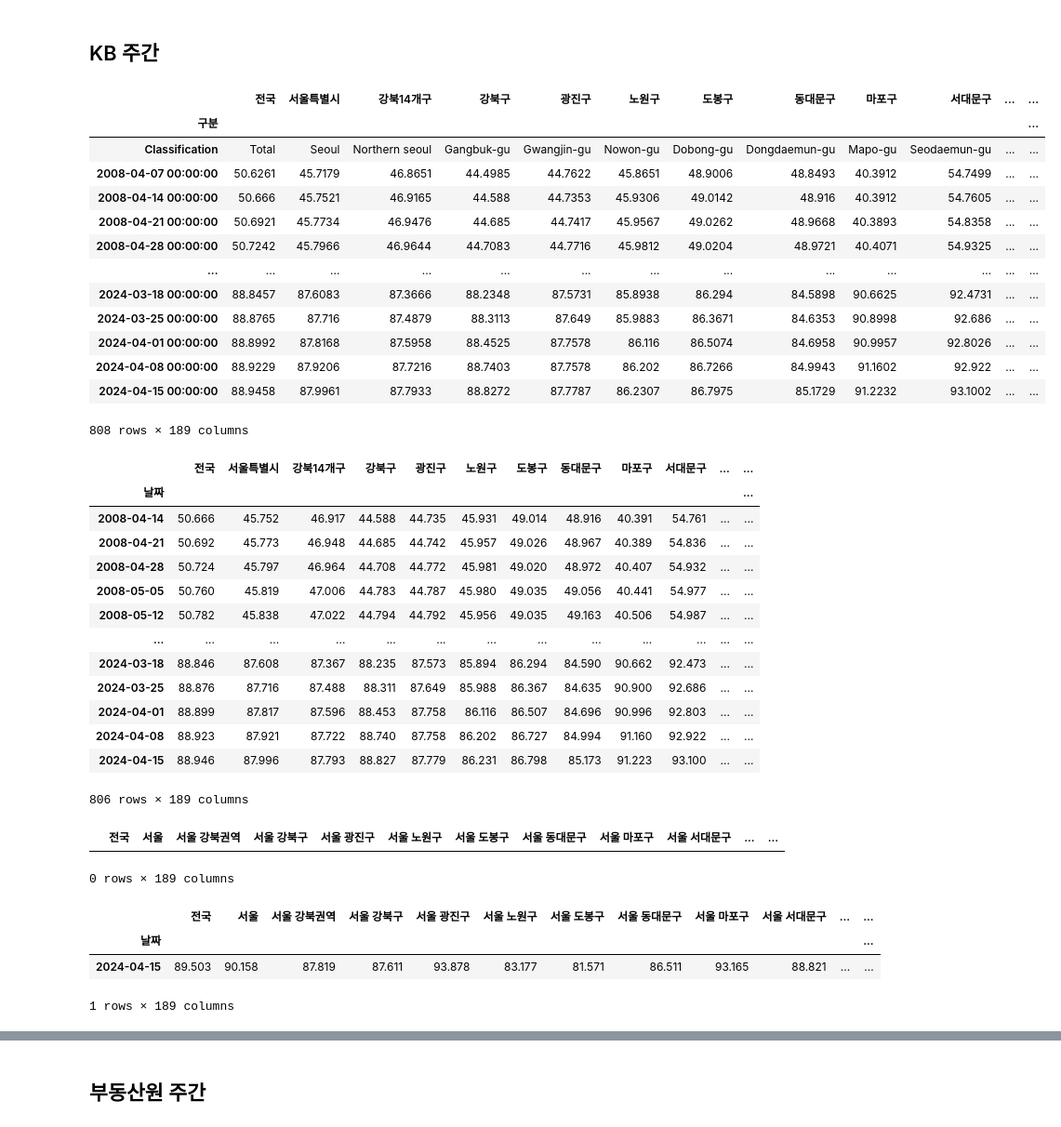
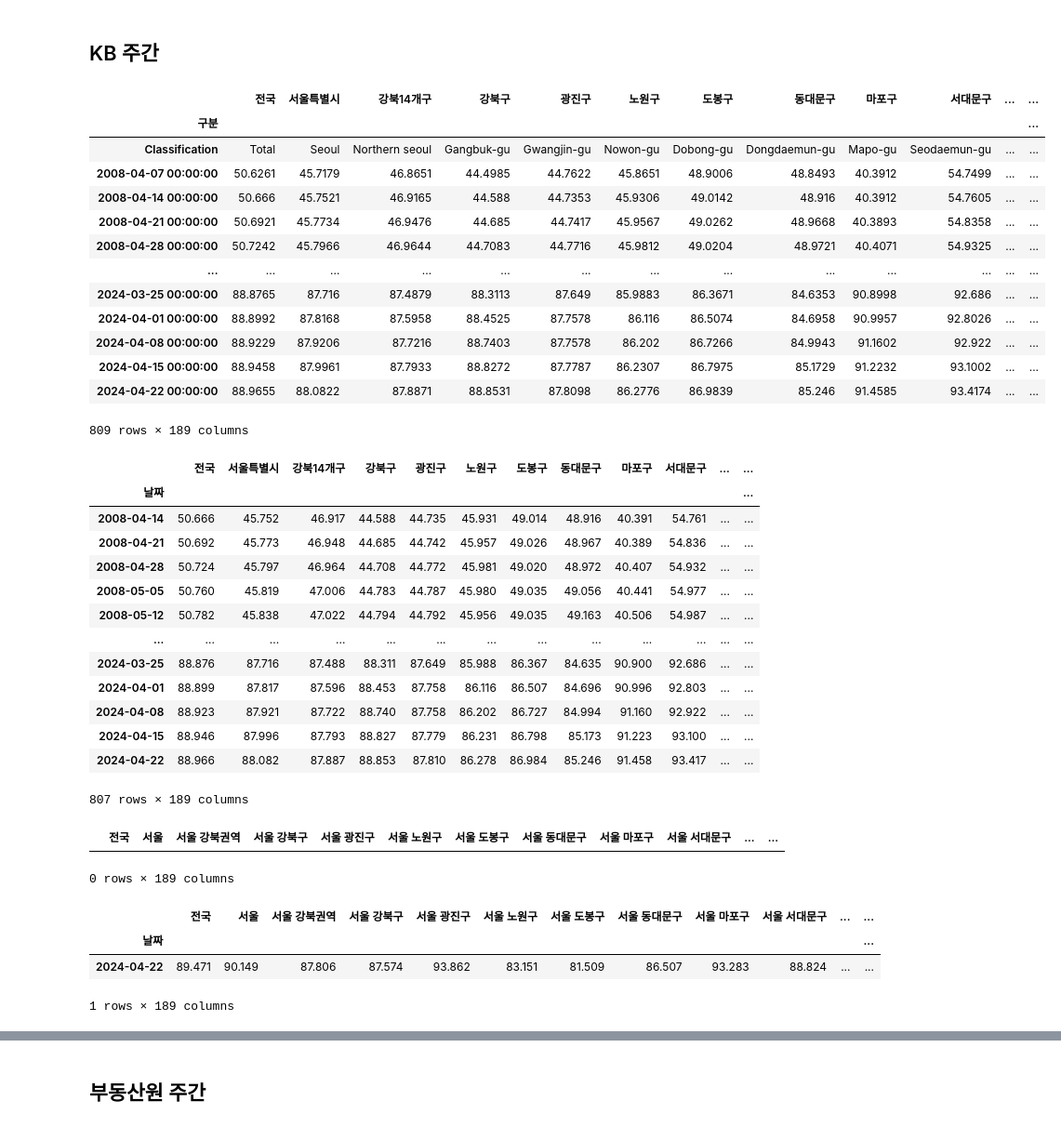
Before and after one commit to sizipusx/fundamental, a Jupyter notebook: jupyterlab/주간 부동산 업데이트.ipynb, the cells around one changed output, grey strips where cells are left out. Shown at 93% size. Cells and saved outputs as stored; diff of their text form; code cells hidden in the pictures.

```diff
--- a/jupyterlab/주간 부동산 업데이트.ipynb
+++ b/jupyterlab/주간 부동산 업데이트.ipynb
@@ -14,26 +14,26 @@ conn = sqlite3.connect('C://Users/sizip/fundamental/files/weekly_house.db')
 ## KB 주간
 # %%
 # 연결 1
-file_path = "C://Users/sizip/OneDriveData/개인/data/부동산 기본 파일/20240415_주간시계열.xlsx"
+file_path = "C://Users/sizip/OneDriveData/개인/data/부동산 기본 파일/20240422_주간시계열.xlsx"
 kbm_dict = pd.ExcelFile(file_path)
 mdf = kbm_dict.parse("3.매매지수", skiprows=1, index_col=0, parse_dates=True)
 jdf = kbm_dict.parse("4.전세지수", skiprows=1, index_col=0, parse_dates=True)
 jdf
 # %% [output]
 |  | 전국 | 서울특별시 | 강북14개구 | 강북구 | 광진구 | 노원구 | 도봉구 | 동대문구 | 마포구 | 서대문구 | ... | ... |
 | 구분 |  |  |  |  |  |  |  |  |  |  |  | ... |
 | Classification | Total | Seoul | Northern seoul | Gangbuk-gu | Gwangjin-gu | Nowon-gu | Dobong-gu | Dongdaemun-gu | Mapo-gu | Seodaemun-gu | ... | ... |
 | 2008-04-07 00:00:00 | 50.6261 | 45.7179 | 46.8651 | 44.4985 | 44.7622 | 45.8651 | 48.9006 | 48.8493 | 40.3912 | 54.7499 | ... | ... |
 | 2008-04-14 00:00:00 | 50.666 | 45.7521 | 46.9165 | 44.588 | 44.7353 | 45.9306 | 49.0142 | 48.916 | 40.3912 | 54.7605 | ... | ... |
 | 2008-04-21 00:00:00 | 50.6921 | 45.7734 | 46.9476 | 44.685 | 44.7417 | 45.9567 | 49.0262 | 48.9668 | 40.3893 | 54.8358 | ... | ... |
 | 2008-04-28 00:00:00 | 50.7242 | 45.7966 | 46.9644 | 44.7083 | 44.7716 | 45.9812 | 49.0204 | 48.9721 | 40.4071 | 54.9325 | ... | ... |
 | ... | ... | ... | ... | ... | ... | ... | ... | ... | ... | ... | ... | ... |
-| 2024-03-18 00:00:00 | 88.8457 | 87.6083 | 87.3666 | 88.2348 | 87.5731 | 85.8938 | 86.294 | 84.5898 | 90.6625 | 92.4731 | ... | ... |
 | 2024-03-25 00:00:00 | 88.8765 | 87.716 | 87.4879 | 88.3113 | 87.649 | 85.9883 | 86.3671 | 84.6353 | 90.8998 | 92.686 | ... | ... |
 | 2024-04-01 00:00:00 | 88.8992 | 87.8168 | 87.5958 | 88.4525 | 87.7578 | 86.116 | 86.5074 | 84.6958 | 90.9957 | 92.8026 | ... | ... |
 | 2024-04-08 00:00:00 | 88.9229 | 87.9206 | 87.7216 | 88.7403 | 87.7578 | 86.202 | 86.7266 | 84.9943 | 91.1602 | 92.922 | ... | ... |
 | 2024-04-15 00:00:00 | 88.9458 | 87.9961 | 87.7933 | 88.8272 | 87.7787 | 86.2307 | 86.7975 | 85.1729 | 91.2232 | 93.1002 | ... | ... |
+| 2024-04-22 00:00:00 | 88.9655 | 88.0822 | 87.8871 | 88.8531 | 87.8098 | 86.2776 | 86.9839 | 85.246 | 91.4585 | 93.4174 | ... | ... |
-808 rows × 189 columns
+809 rows × 189 columns
 # %%
 mdf = mdf.iloc[2:mdf['전국'].count()]
 mdf.index.name="날짜"
@@ -53,12 +53,12 @@ jdf
 | 2008-05-05 | 50.760 | 45.819 | 47.006 | 44.783 | 44.787 | 45.980 | 49.035 | 49.056 | 40.441 | 54.977 | ... | ... |
 | 2008-05-12 | 50.782 | 45.838 | 47.022 | 44.794 | 44.792 | 45.956 | 49.035 | 49.163 | 40.506 | 54.987 | ... | ... |
 | ... | ... | ... | ... | ... | ... | ... | ... | ... | ... | ... | ... | ... |
-| 2024-03-18 | 88.846 | 87.608 | 87.367 | 88.235 | 87.573 | 85.894 | 86.294 | 84.590 | 90.662 | 92.473 | ... | ... |
 | 2024-03-25 | 88.876 | 87.716 | 87.488 | 88.311 | 87.649 | 85.988 | 86.367 | 84.635 | 90.900 | 92.686 | ... | ... |
 | 2024-04-01 | 88.899 | 87.817 | 87.596 | 88.453 | 87.758 | 86.116 | 86.507 | 84.696 | 90.996 | 92.803 | ... | ... |
 | 2024-04-08 | 88.923 | 87.921 | 87.722 | 88.740 | 87.758 | 86.202 | 86.727 | 84.994 | 91.160 | 92.922 | ... | ... |
 | 2024-04-15 | 88.946 | 87.996 | 87.793 | 88.827 | 87.779 | 86.231 | 86.798 | 85.173 | 91.223 | 93.100 | ... | ... |
+| 2024-04-22 | 88.966 | 88.082 | 87.887 | 88.853 | 87.810 | 86.278 | 86.984 | 85.246 | 91.458 | 93.417 | ... | ... |
-806 rows × 189 columns
+807 rows × 189 columns
 # %%
 header = header_excel.parse('KB')
 header
@@ -74,7 +74,7 @@ mlast_row
 # %% [output]
 |  | 전국 | 서울 | 서울 강북권역 | 서울 강북구 | 서울 광진구 | 서울 노원구 | 서울 도봉구 | 서울 동대문구 | 서울 마포구 | 서울 서대문구 | ... | ... |
 | 날짜 |  |  |  |  |  |  |  |  |  |  |  | ... |
-| 2024-04-15 | 89.503 | 90.158 | 87.819 | 87.611 | 93.878 | 83.177 | 81.571 | 86.511 | 93.165 | 88.821 | ... | ... |
+| 2024-04-22 | 89.471 | 90.149 | 87.806 | 87.574 | 93.862 | 83.151 | 81.509 | 86.507 | 93.283 | 88.824 | ... | ... |
 1 rows × 189 columns
 # %%
 mlast_row.to_sql("kbm", conn, if_exists="append")
```
Also changed, not shown: parts of 16 cells of this notebook, 1 other file.
